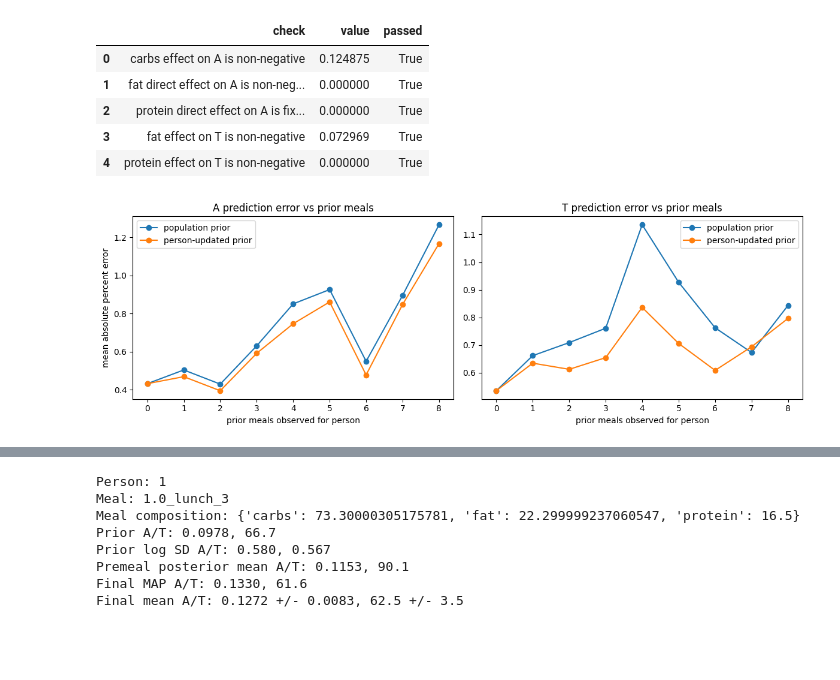
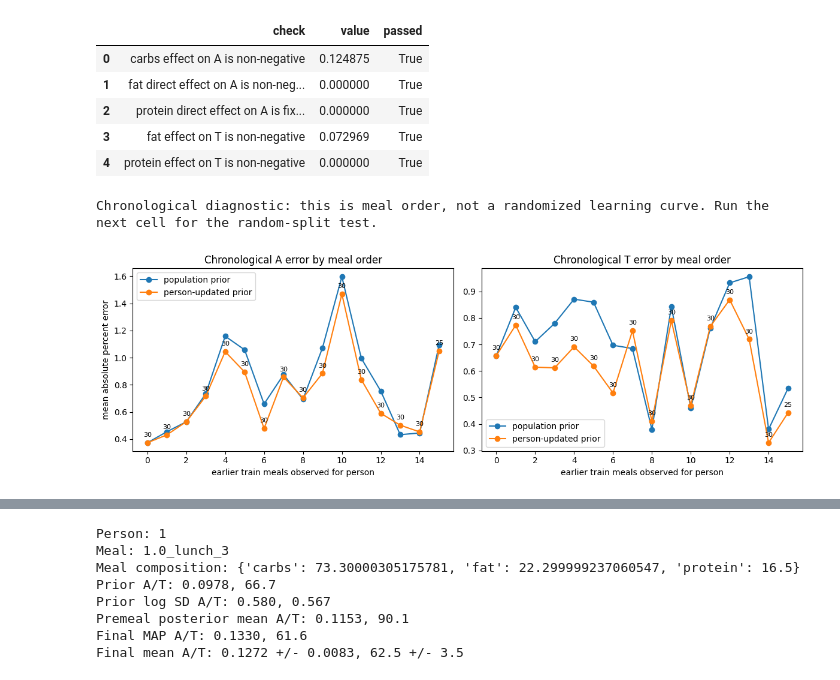
Before and after one commit to vskantze/dynamic-metabolic-state, a Jupyter notebook: nbs/mode2_online_bayesian_meal_identification_real_data.ipynb, the cells around one changed output, grey strips where cells are left out. Saved outputs shown, nothing was run; the diff lists cells and outputs as text; code cells hidden in the pictures; blank space fills up the shorter version.

```diff
--- a/nbs/mode2_online_bayesian_meal_identification_real_data.ipynb
+++ b/nbs/mode2_online_bayesian_meal_identification_real_data.ipynb
@@ -739,21 +739,37 @@ prior_constraint_checks
 # may only contain 1-2 meals per person. For a real learning curve, we build a
 # focused repeated-meal label set for people with many training meals.
 
-MAX_LEARNING_CURVE_PEOPLE = 12
-MAX_LEARNING_CURVE_MEALS_PER_PERSON = 10
+MAX_LEARNING_CURVE_PEOPLE = 30
+MAX_LEARNING_CURVE_MEALS_PER_PERSON = 20
+MAX_LEARNING_CURVE_TOTAL_LABEL_MEALS = 600
+MAX_LEARNING_CURVE_PRIOR_MEALS_SHOWN = 19
 LEARNING_LABEL_A_GRID_SIZE = 12
 LEARNING_LABEL_T_GRID_SIZE = 12
 
 
-def select_repeated_person_indices(ds, indices, max_people=12, max_meals_per_person=10):
+def select_repeated_person_indices(
+    ds,
+    indices,
+    max_people=MAX_LEARNING_CURVE_PEOPLE,
+    max_meals_per_person=MAX_LEARNING_CURVE_MEALS_PER_PERSON,
+    max_total_meals=MAX_LEARNING_CURVE_TOTAL_LABEL_MEALS,
+):
     by_person = defaultdict(list)
     for idx in indices:
-        by_person[int(ds.meals[idx]["person_id"])].append(idx)
+        by_person[int(ds.meals[idx]["person_id"])].append(int(idx))
 
-    ranked_people = sorted(by_person, key=lambda p: len(by_person[p]), reverse=True)[:max_people]
+    for person_id in by_person:
+        by_person[person_id] = sorted(by_person[person_id])
+
+    ranked_people = sorted(by_person, key=lambda p: (-len(by_person[p]), p))[:max_people]
     selected = []
-    for person_id in ranked_people:
-        selected.extend(by_person[person_id][:max_meals_per_person])
+    for meal_rank in range(max_meals_per_person):
+        for person_id in ranked_people:
+            if meal_rank >= len(by_person[person_id]):
+                continue
+            selected.append(by_person[person_id][meal_rank])
+            if len(selected) >= max_total_meals:
+                return selected
 
     return selected
 
@@ -766,6 +782,7 @@ def build_learning_curve_label_rows(ds, indices):
         indices,
         max_people=MAX_LEARNING_CURVE_PEOPLE,
         max_meals_per_person=MAX_LEARNING_CURVE_MEALS_PER_PERSON,
+        max_total_meals=MAX_LEARNING_CURVE_TOTAL_LABEL_MEALS,
     )
 
     learning_A_grid = np.linspace(0.01, 0.30, LEARNING_LABEL_A_GRID_SIZE)
@@ -831,7 +848,7 @@ def estimate_person_learning_curve(rows, prior_strength=PERSON_OFFSET_PRIOR_STRE
                 "idx": row["idx"],
                 "meal_number": row_number + 1,
                 "prior_meals": n_prior,
-                "prior_meals_capped": min(n_prior, 8),
+                "prior_meals_capped": min(n_prior, MAX_LEARNING_CURVE_PRIOR_MEALS_SHOWN),
                 "A_true": float(row["A_mean"]),
                 "T_true": float(row["T_mean"]),
                 "A_base_pred": base_A,
@@ -857,35 +874,64 @@ def estimate_person_learning_curve(rows, prior_strength=PERSON_OFFSET_PRIOR_STRE
 learning_curve_label_rows = build_learning_curve_label_rows(mode2_dataset, train_idx)
 person_learning_df = estimate_person_learning_curve(learning_curve_label_rows)
 learning_summary = person_learning_df.groupby("prior_meals_capped").agg(
     n_meals=("idx", "count"),
+    n_people=("person_id", "nunique"),
     A_base_pct_error=("A_base_pct_error", "mean"),
     A_personalized_pct_error=("A_personalized_pct_error", "mean"),
     T_base_pct_error=("T_base_pct_error", "mean"),
     T_personalized_pct_error=("T_personalized_pct_error", "mean"),
     A_base_abs_log_error=("A_base_abs_log_error", "mean"),
     A_personalized_abs_log_error=("A_personalized_abs_log_error", "mean"),
     T_base_abs_log_error=("T_base_abs_log_error", "mean"),
     T_personalized_abs_log_error=("T_personalized_abs_log_error", "mean"),
 ).reset_index()
 
+learning_summary["A_pct_error_improvement"] = (
+    learning_summary["A_base_pct_error"] - learning_summary["A_personalized_pct_error"]
+)
+learning_summary["T_pct_error_improvement"] = (
+    learning_summary["T_base_pct_error"] - learning_summary["T_personalized_pct_error"]
+)
+
+print("Chronological diagnostic: this is meal order, not a randomized learning curve. Run the next cell for the random-split test.")
+
 fig, axes = plt.subplots(1, 2, figsize=(12, 4), sharex=True)
 
 axes[0].plot(learning_summary["prior_meals_capped"], learning_summary["A_base_pct_error"], marker="o", label="population prior")
 axes[0].plot(learning_summary["prior_meals_capped"], learning_summary["A_personalized_pct_error"], marker="o", label="person-updated prior")
-axes[0].set_title("A prediction error vs prior meals")
-axes[0].set_xlabel("prior meals observed for person")
+axes[0].set_title("Chronological A error by meal order")
+axes[0].set_xlabel("earlier train meals observed for person")
 axes[0].set_ylabel("mean absolute percent error")
 axes[0].legend()
+for _, row in learning_summary.iterrows():
+    axes[0].annotate(
+        int(row["n_meals"]),
+        (row["prior_meals_capped"], row["A_personalized_pct_error"]),
+        textcoords="offset points",
+        xytext=(0, 7),
+        ha="center",
+        fontsize=8,
+    )
 
 axes[1].plot(learning_summary["prior_meals_capped"], learning_summary["T_base_pct_error"], marker="o", label="population prior")
 axes[1].plot(learning_summary["prior_meals_capped"], learning_summary["T_personalized_pct_error"], marker="o", label="person-updated prior")
-axes[1].set_title("T prediction error vs prior meals")
-axes[1].set_xlabel("prior meals observed for person")
+axes[1].set_title("Chronological T error by meal order")
+axes[1].set_xlabel("earlier train meals observed for person")
 axes[1].legend()
+for _, row in learning_summary.iterrows():
+    axes[1].annotate(
+        int(row["n_meals"]),
+        (row["prior_meals_capped"], row["T_personalized_pct_error"]),
+        textcoords="offset points",
+        xytext=(0, 7),
+        ha="center",
+        fontsize=8,
+    )
 
 plt.tight_layout()
 plt.show()
 
 learning_summary
 # %% [output]
+Chronological diagnostic: this is meal order, not a randomized learning curve. Run the next cell for the random-split test.
-[figure, old version]
+[figure, new version]
```
Also changed, not shown: parts of 5 cells of this notebook.
